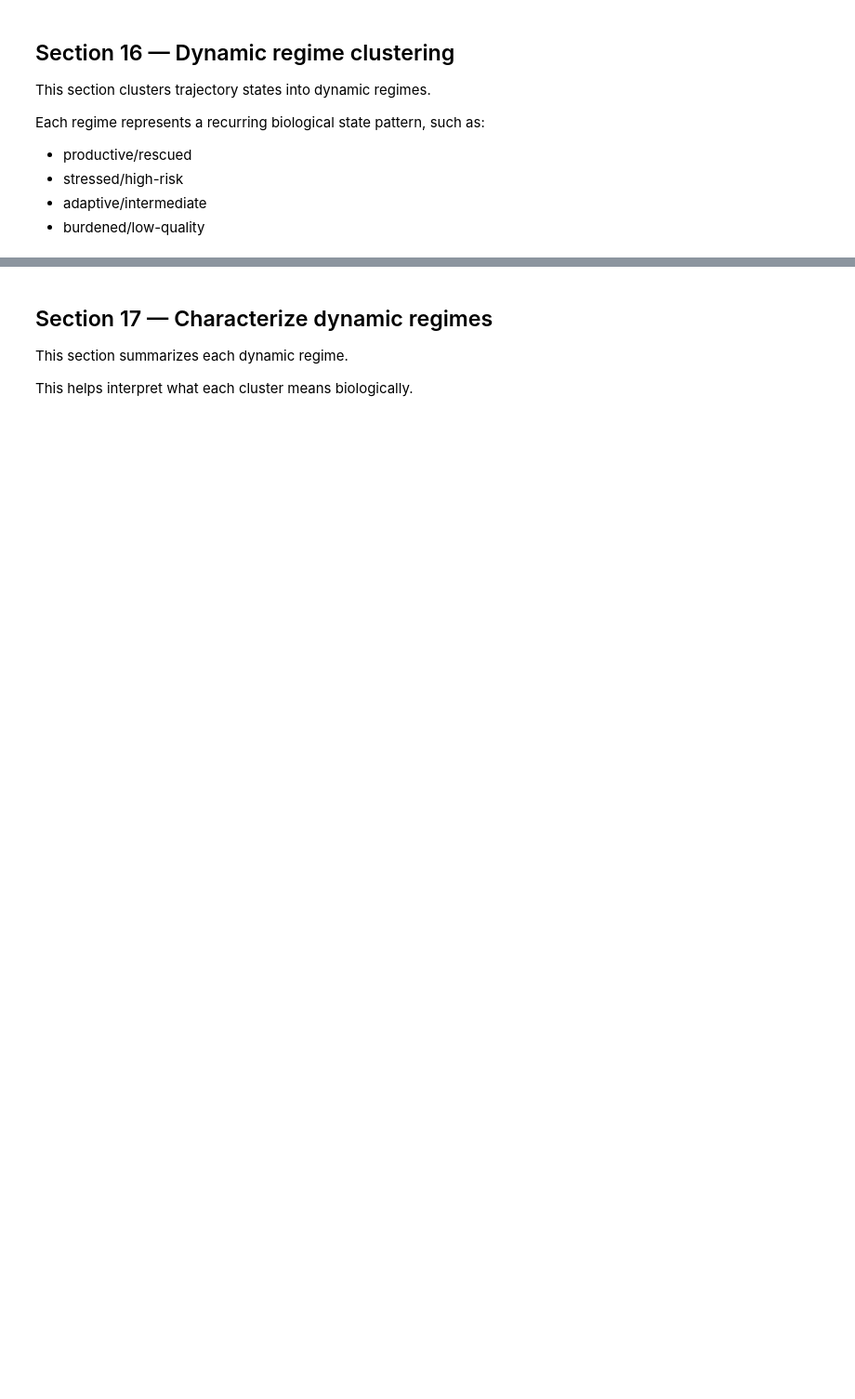
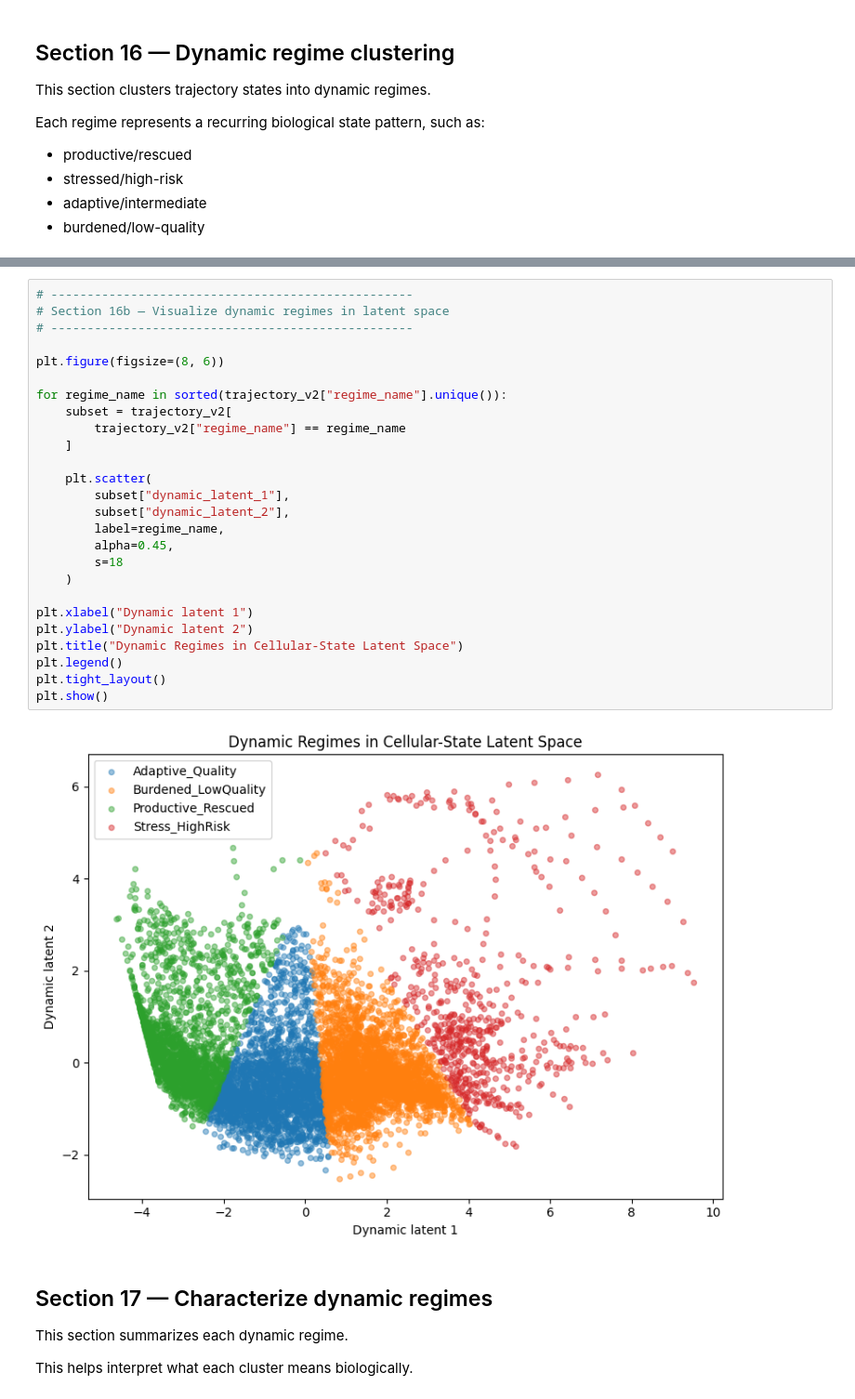
Before and after one commit to Sanghee-L/CLD_ML_PIPELINE, a Jupyter notebook: notebooks/14v2_Dynamic_State_Trajectories_with_Process_Actions_and_Reward.ipynb, the cells around one changed output, grey strips where cells are left out. Shown at 93% size. Saved outputs shown, nothing was run; the diff lists cells and outputs as text; blank space fills up the shorter version.

Commit message:
update code to add regime name

```diff
--- a/notebooks/14v2_Dynamic_State_Trajectories_with_Process_Actions_and_Reward.ipynb
+++ b/notebooks/14v2_Dynamic_State_Trajectories_with_Process_Actions_and_Reward.ipynb
@@ -1110,3 +1149,31 @@ Name: count, dtype: int64
+# %%
+# --------------------------------------------------
+# Section 16b — Visualize dynamic regimes in latent space
+# --------------------------------------------------
+
+plt.figure(figsize=(8, 6))
+
+for regime_name in sorted(trajectory_v2["regime_name"].unique()):
+    subset = trajectory_v2[
+        trajectory_v2["regime_name"] == regime_name
+    ]
+
+    plt.scatter(
+        subset["dynamic_latent_1"],
+        subset["dynamic_latent_2"],
+        label=regime_name,
+        alpha=0.45,
+        s=18
+    )
+
+plt.xlabel("Dynamic latent 1")
+plt.ylabel("Dynamic latent 2")
+plt.title("Dynamic Regimes in Cellular-State Latent Space")
+plt.legend()
+plt.tight_layout()
+plt.show()
+# %% [output]
+[figure, added]
 # %% [markdown]
 ## Section 17 — Characterize dynamic regimes
 
```
Also changed, not shown: parts of 7 cells of this notebook, 2 other files.
